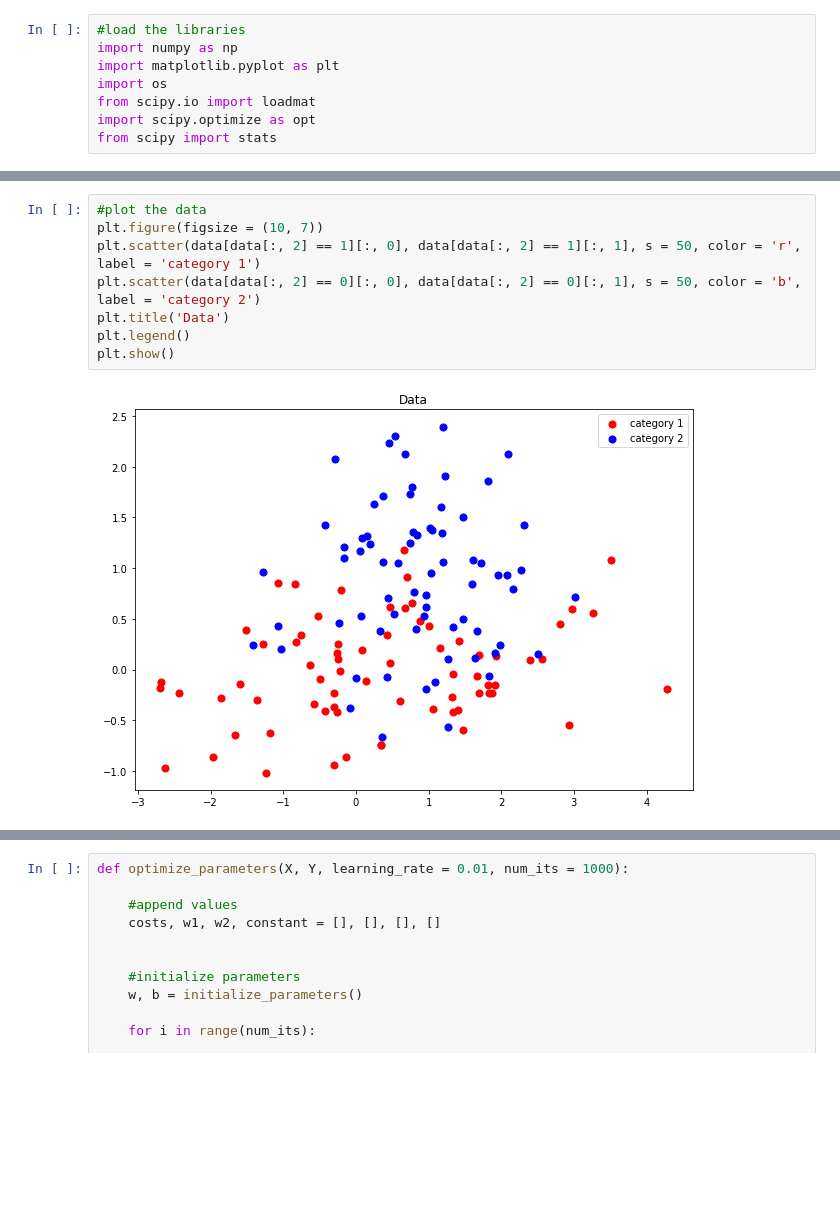
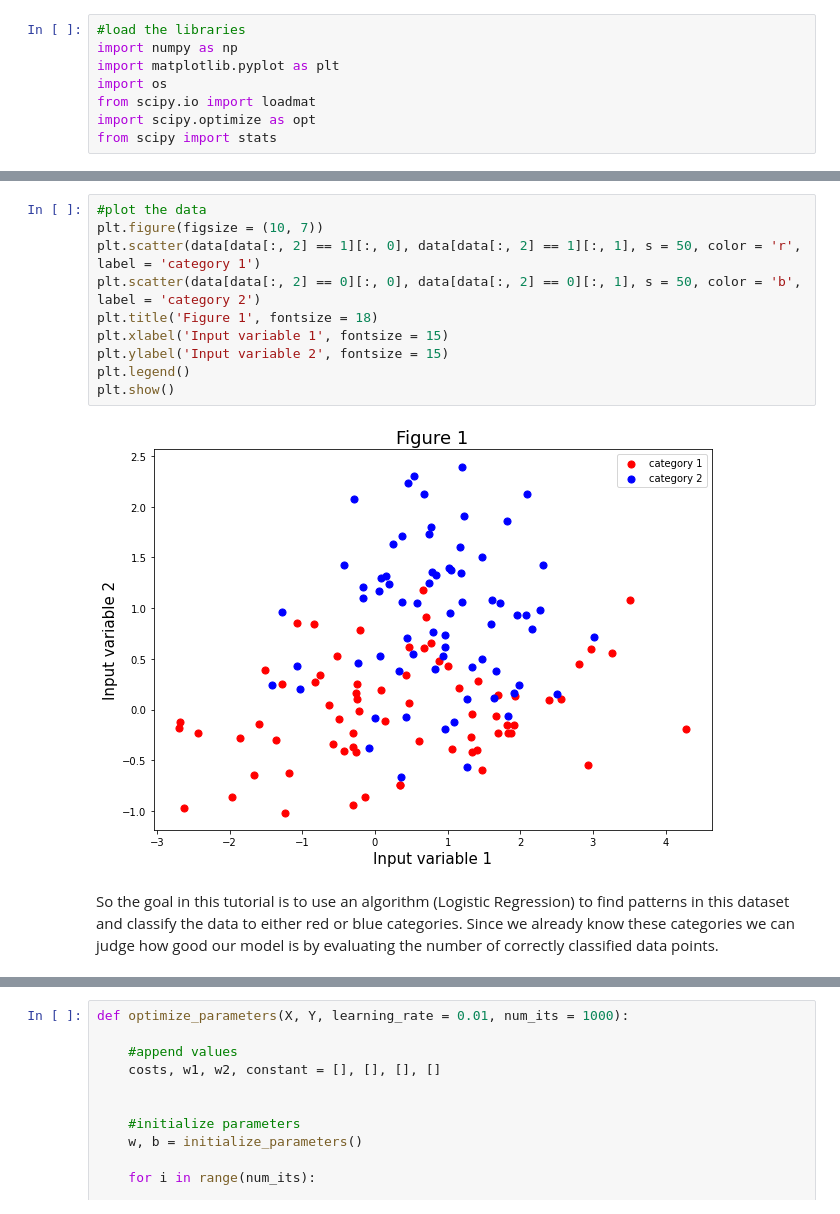
Before and after one commit to kaneelgit/ML-DL-Algorithms, a Jupyter notebook: Logistic Regression from Scratch.ipynb, the cells around one changed output, grey strips where cells are left out. Drawn from its saved outputs; the diff is of its cells as text; blank space fills up the shorter version.

```diff
--- a/Logistic Regression from Scratch.ipynb
+++ b/Logistic Regression from Scratch.ipynb
@@ -43,11 +177,15 @@ np.random.shuffle(data)
 # %%
 #plot the data
 plt.figure(figsize = (10, 7))
 plt.scatter(data[data[:, 2] == 1][:, 0], data[data[:, 2] == 1][:, 1], s = 50, color = 'r', label = 'category 1')
 plt.scatter(data[data[:, 2] == 0][:, 0], data[data[:, 2] == 0][:, 1], s = 50, color = 'b', label = 'category 2')
-plt.title('Data')
+plt.title('Figure 1', fontsize = 18)
+plt.xlabel('Input variable 1', fontsize = 15)
+plt.ylabel('Input variable 2', fontsize = 15)
 plt.legend()
 plt.show()
 # %% [output]
-[figure, old version]
+[figure, new version]
+# %% [markdown]
+So the goal in this tutorial is to use an algorithm (Logistic Regression) to find patterns in this dataset and classify the data to either red or blue categories. Since we already know these categories we can judge how good our model is by evaluating the number of correctly classified data points.
 # %% [markdown]
```
Also changed, not shown: parts of 22 cells of this notebook, 2 other files.
